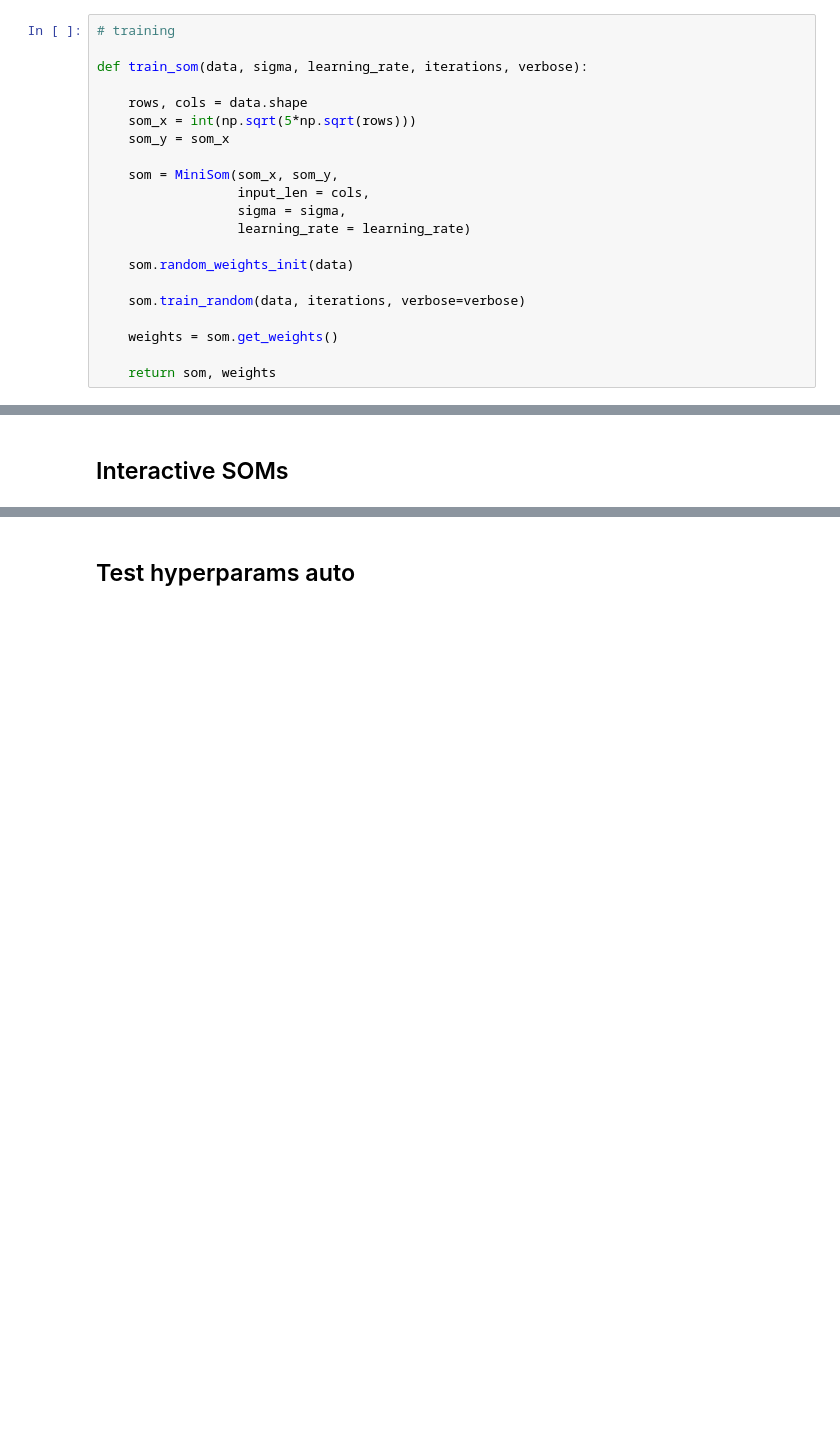
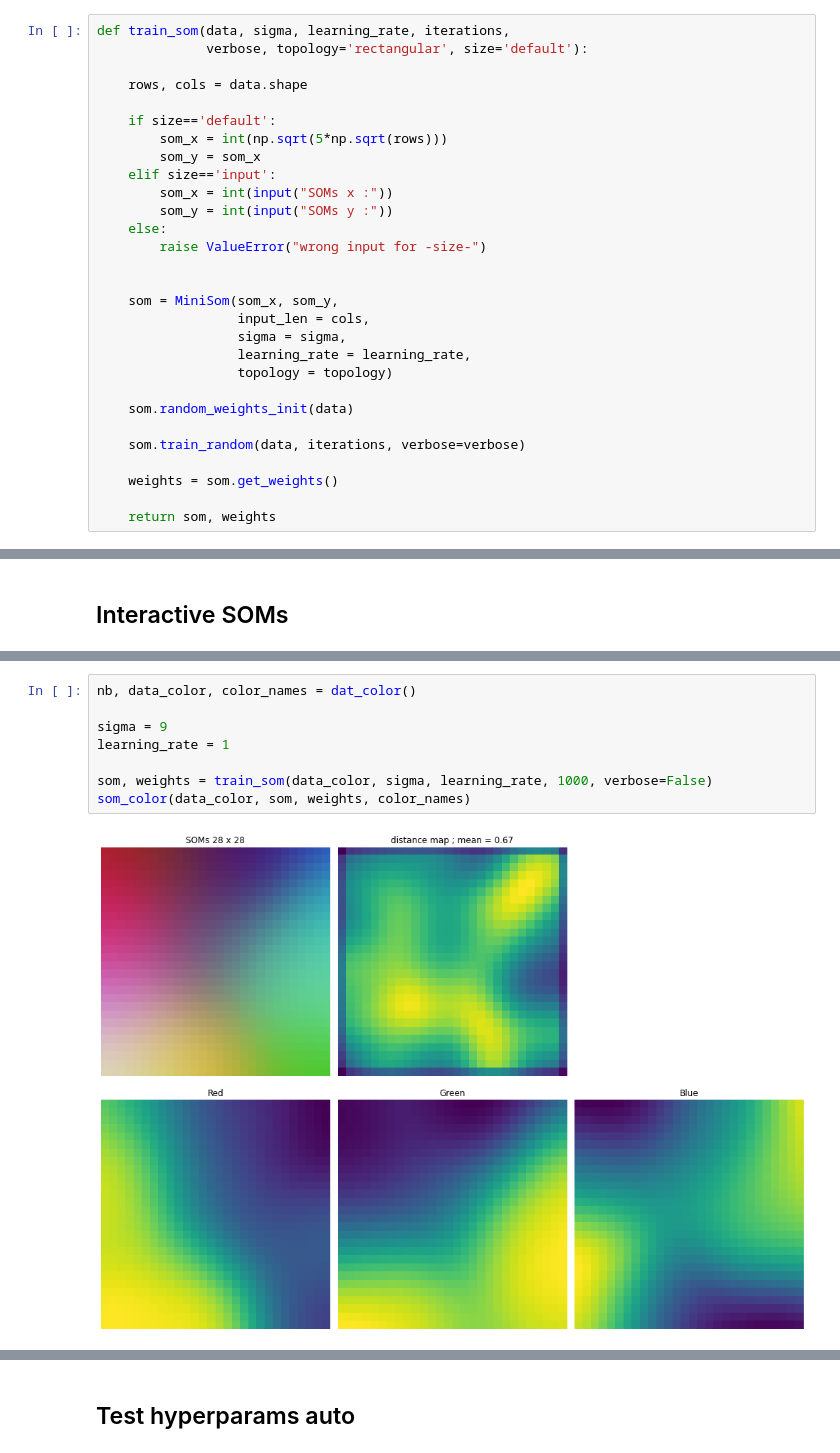
Before and after one commit to Oliv2398/SOMs-in-astrophysics, a Jupyter notebook: SOMs_colors.ipynb, the cells around one changed output, grey strips where cells are left out. Drawn from its saved outputs; the diff is of its cells as text; blank space fills up the shorter version.

```diff
--- a/SOMs_colors.ipynb
+++ b/SOMs_colors.ipynb
@@ -56,16 +63,24 @@ cd drive/My\ Drive/Colab\ Notebooks
 # %%
-# training
-
-def train_som(data, sigma, learning_rate, iterations, verbose):
+def train_som(data, sigma, learning_rate, iterations,
+              verbose, topology='rectangular', size='default'):
 
     rows, cols = data.shape
-    som_x = int(np.sqrt(5*np.sqrt(rows)))
-    som_y = som_x
+
+    if size=='default':
+        som_x = int(np.sqrt(5*np.sqrt(rows)))
+        som_y = som_x
+    elif size=='input':
+        som_x = int(input("SOMs x :"))
+        som_y = int(input("SOMs y :"))
+    else:
+        raise ValueError("wrong input for -size-")
+
 
     som = MiniSom(som_x, som_y,
                   input_len = cols,
                   sigma = sigma,
-                  learning_rate = learning_rate)
+                  learning_rate = learning_rate,
+                  topology = topology)
 
     som.random_weights_init(data)
 
@@ -283,0 +483,10 @@ interactive(children=(FloatSlider(value=7.0, description='sigma', max=13.0, min=
+# %%
+nb, data_color, color_names = dat_color()
+
+sigma = 9
+learning_rate = 1
+
+som, weights = train_som(data_color, sigma, learning_rate, 1000, verbose=False)
+som_color(data_color, som, weights, color_names)
+# %% [output]
+[figure, added]
```
Also changed, not shown: parts of 55 cells of this notebook.
